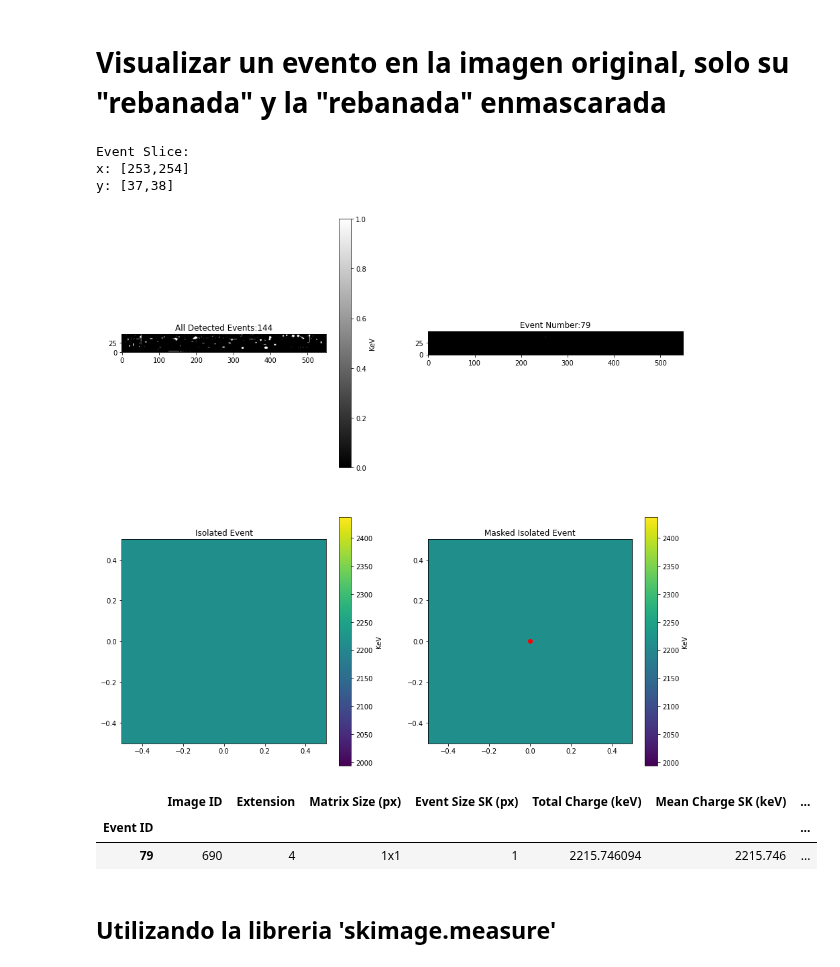
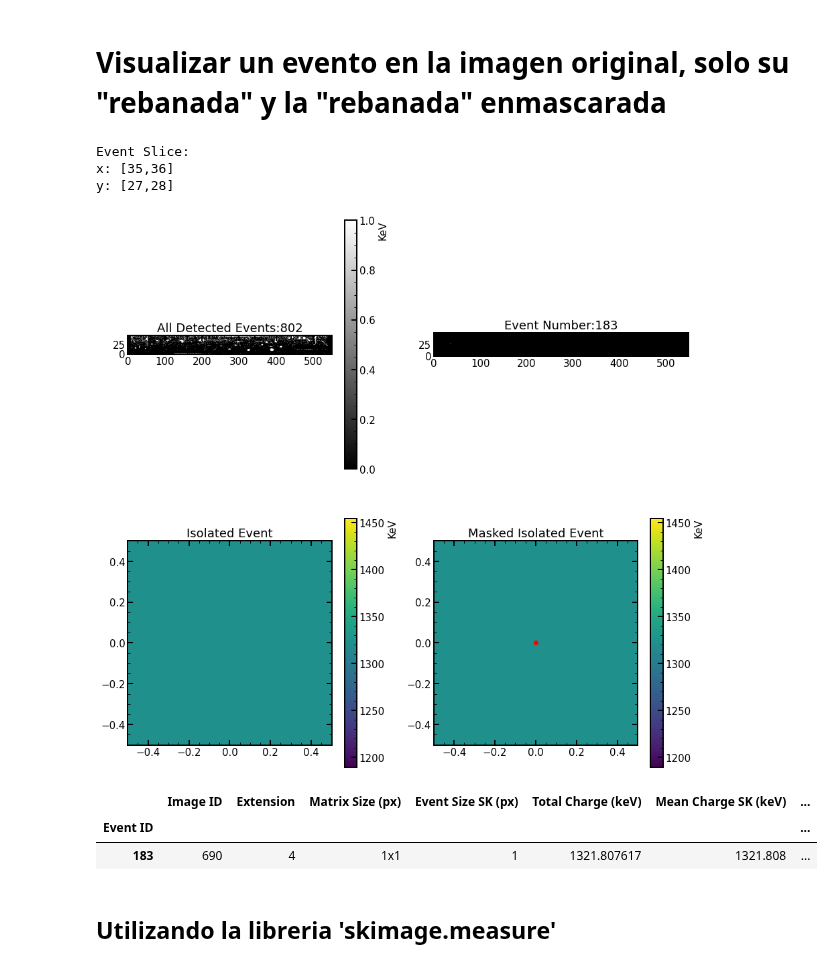
Before and after one commit to mausanram/CodigosICN, a Jupyter notebook: Catalogo_Eventos/Catalogo_Gammas_Am241.ipynb, the cells around one changed output. Saved outputs shown, nothing was run; the diff lists cells and outputs as text; code cells hidden in the pictures.

```diff
--- a/Catalogo_Eventos/Catalogo_Gammas_Am241.ipynb
+++ b/Catalogo_Eventos/Catalogo_Gammas_Am241.ipynb
@@ -306,7 +304,7 @@ np.median(data)
 # %% [markdown]
 # All Events DataFrame
 # %%
-fondo_value = 5 * abs(popt[2])
+fondo_value = 3 * abs(popt[2])
 list_Runid = []
 list_ext = []
 list_Matrix_Slice_Event = []
@@ -520,7 +518,7 @@ TF[50:70]
 # %% [markdown]
 # Visualizar un evento en la imagen original, solo su "rebanada" y la "rebanada" enmascarada
 # %%
-n_label = 79
+n_label = 183
 extra = 0
 label, n_events =ndimage.label(dataCal> fondo_value,structure=[[1,1,1],[1,1,1],[1,1,1]]) # 48
 # label, n_events = ndimage.label(dataCal>6*abs(popt[2]),structure=[[0,1,0],[1,1,1],[0,1,0]]) ## 50, 52
@@ -542,39 +540,39 @@ x0 = axs[0,1].imshow(label==n_label, cmap='gray', vmax=1,vmin=0, origin='lower')
 axs[1,0].set_title('Isolated Event')
 x1 = axs[1,0].imshow(dataCal[loc[0].start-extra:loc[0].stop+extra, loc[1].start-extra:loc[1].stop+extra], cmap='viridis', origin = 'lower')
 # plt.colorbar()
 
 mask_35 = np.invert(label==n_label)
 data_mask = ma.masked_array(dataCal[loc[0].start-extra:loc[0].stop+extra, loc[1].start-extra:loc[1].stop+extra], mask_35[loc[0].start-extra:loc[0].stop+extra, loc[1].start-extra:loc[1].stop+extra])
 axs[1,1].set_title('Masked Isolated Event')
 x2 = axs[1,1].imshow(data_mask, cmap='viridis', origin='lower')
 axs[1,1].plot(totalFrame.iat[n_label-1, 7][0], totalFrame.iat[n_label-1, 7][1], 'ro') ## Plot the baricentrum
 # print('n_label-1:', n_label-1)
 # plt.legend('Baricentrum')
 
 x0bar = fig.colorbar(x0, ax=axs[0,0])
 x1bar = fig.colorbar(x1, ax=axs[1,0])
 x2bar = fig.colorbar(x2, ax=axs[1,1])
 
 x0bar.set_label('KeV')
 x1bar.set_label('KeV')
 x2bar.set_label('KeV')
 # fig.colorbar(axs[1,1], ax=[[x1,x2]], location = 'bottom', fraction = .1)
 
 print('Event Slice:'  )
 print('x: ['+str(loc[1].start)+','+str(loc[1].stop)+']')
 print('y: ['+str(loc[0].start)+','+str(loc[0].stop)+']')
 # print(loc)
 # print(totalFrame.set_index('Event ID').iloc[[n_label-1]])
 plt.show()
 totalFrame.set_index('Event ID').iloc[[n_label-1]]
 # %% [output]
 Event Slice:
-x: [253,254]
-y: [37,38]
+x: [35,36]
+y: [27,28]
-[figure, old version]
+[figure, new version]
 |  | Image ID | Extension | Matrix Size (px) | Event Size SK (px) | Total Charge (keV) | Mean Charge SK (keV) | ... |
 | Event ID |  |  |  |  |  |  | ... |
-| 79 | 690 | 4 | 1x1 | 1 | 2215.746094 | 2215.746 | ... |
+| 183 | 690 | 4 | 1x1 | 1 | 1321.807617 | 1321.808 | ... |
 # %% [markdown]
 ## Utilizando la libreria 'skimage.measure'
 # %%
```
Also changed, not shown: parts of 20 cells of this notebook, 2 other files.
